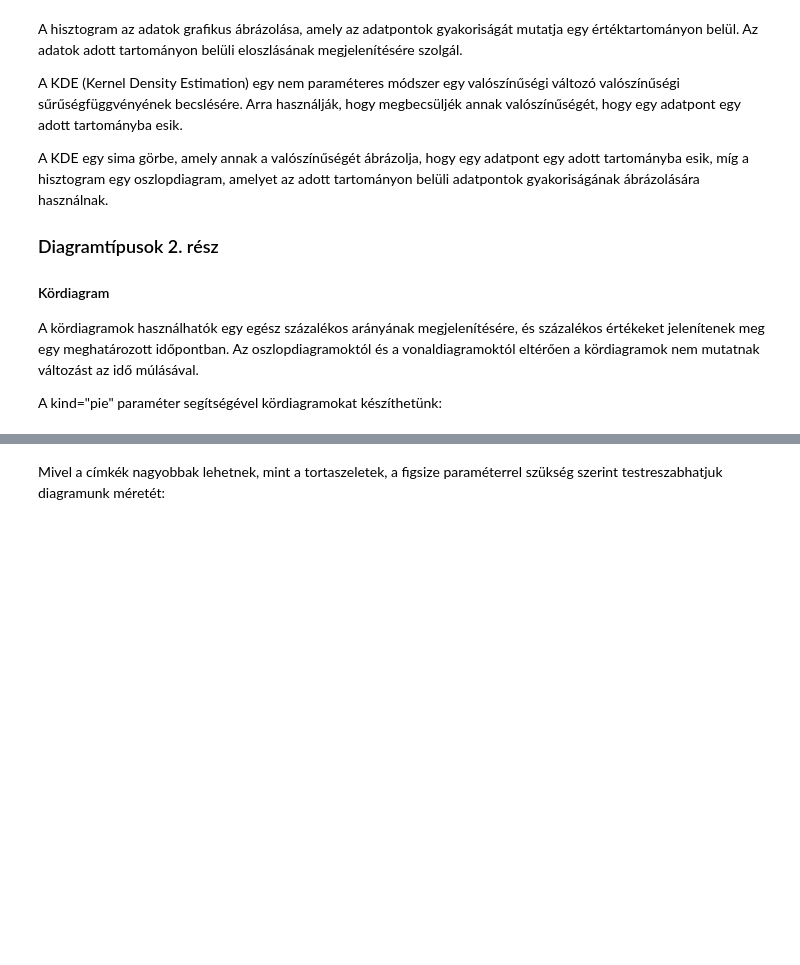
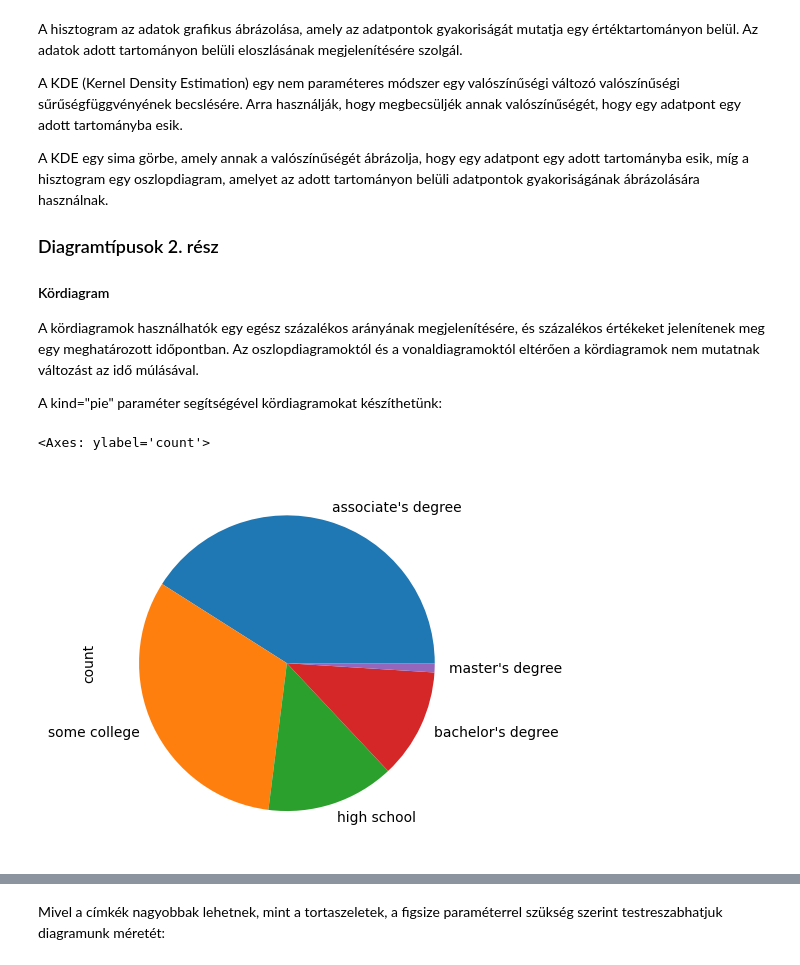
Before and after one commit to boricsk/datawars, a Jupyter notebook: practice/001_intro_to_pandas/25-creating_plots.ipynb, the cells around one changed output, grey strips where cells are left out. Cells and saved outputs as stored; diff of their text form; code cells hidden in the pictures; blank space fills up the shorter version.

```diff
--- a/practice/001_intro_to_pandas/25-creating_plots.ipynb
+++ b/practice/001_intro_to_pandas/25-creating_plots.ipynb
@@ -62,7 +62,7 @@ A Pandák könnyedén beolvashatnak adatokat különböző adatforrásokból, p
 
 Olvassuk be az adatokat a business-data.csv fájlból, és használjuk fel más típusú ábrák ábrázolására.
 # %%
-sales_df = pd.read_csv('business-sales.csv')
+sales_df = pd.read_csv(r'..\..\source\business-sales.csv')
 # %% [markdown]
 Mielőtt folytatná, nézzen meg néhány sort az adatokból, és használja az információkat és leírást az adatkészlet oszloptípusainak és értékeinek elemzéséhez.
 # %%
@@ -239,4 +271,8 @@ A kördiagramok használhatók egy egész százalékos arányának megjeleníté
 
 A kind="pie" paraméter segítségével kördiagramokat készíthetünk:
 # %%
+education_values = sales_df['level of education'].value_counts()
 education_values.plot(kind="pie")
+# %% [output]
+<Axes: ylabel='count'>
+[figure, added]
```
Also changed, not shown: parts of 62 cells of this notebook, 29 other files.
